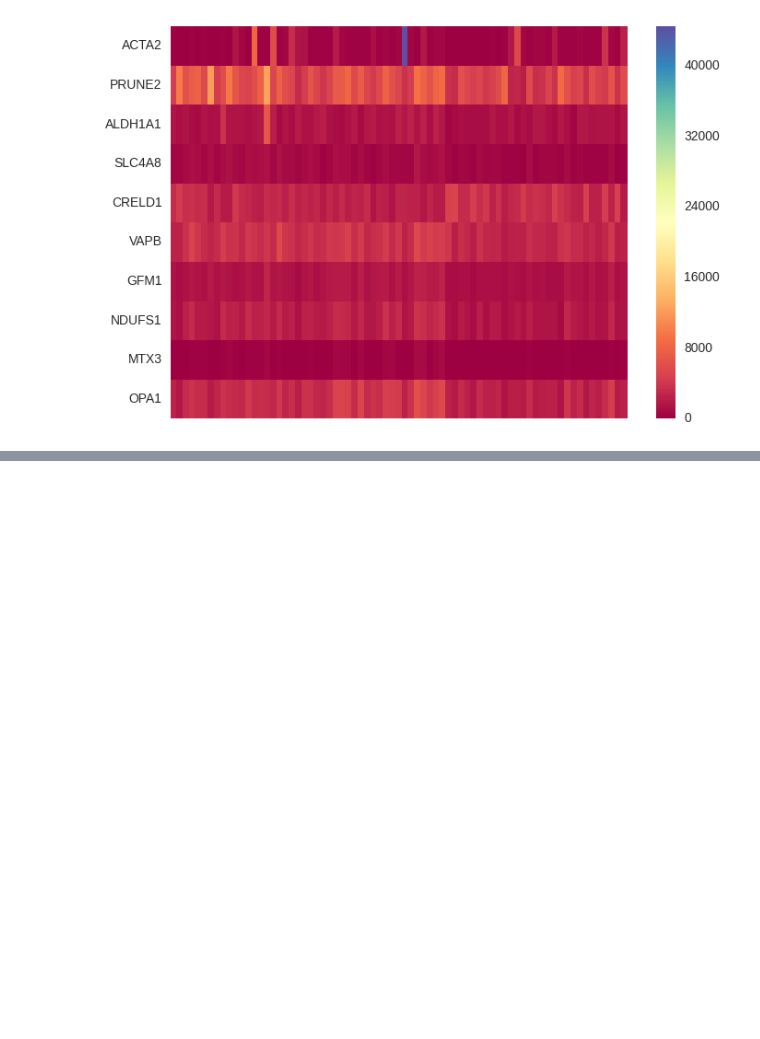
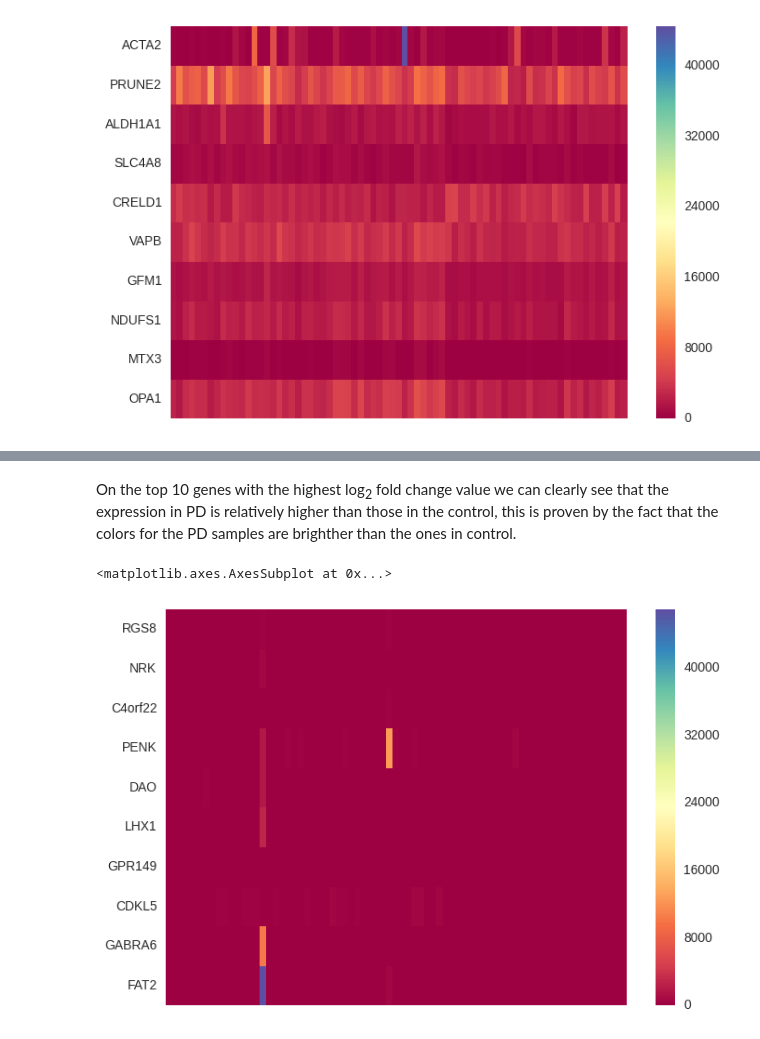
Before and after one commit to J-Wengler/winter-internship-2017, a Jupyter notebook: src/Heatmap of Normalized Counts.ipynb, the cells around one changed output, grey strips where cells are left out. Cells and saved outputs as stored; diff of their text form; code cells hidden in the pictures; blank space fills up the shorter version.

```diff
--- a/src/Heatmap of Normalized Counts.ipynb
+++ b/src/Heatmap of Normalized Counts.ipynb
@@ -40,12 +78,19 @@ sns.heatmap(hFCGenesNormCounts.ix[:,2:], yticklabels=list(hFCGenesNormCounts['sy
+# %% [markdown]
+On the top 10 genes with the highest log<sub>2</sub> fold change value we can clearly see that the expression in PD is relatively higher than those in the control, this is proven by the fact that the colors for the PD samples are brighther than the ones in control.
 # %%
+# Declare the variable of list of the top 10 genes with the lowest log2 fold change values from the RNA-Seq
 lFCGenes = ['RGS8', 'NRK', 'C4orf22', 'PENK', 'DAO', 'LHX1', 'GPR149', 'CDKL5', 'GABRA6', 'FAT2']
-lFCGenesNormCounts = parDat[parDat['symbol'].str.contains(lFCGenes[0])]
+lFCGenesNormCounts = parDat[parDat['symbol'] == lFCGenes[0]]
 
+# Build the table of the top 10 genes with the lowest log2 fold change values from the RNA-Seq
 for gene in lFCGenes[1:]:
-    lFCGenesNormCount = parDat[parDat['symbol'].str.contains(gene)]
+    lFCGenesNormCount = parDat[parDat['symbol'] == gene]
     lFCGenesNormCounts = lFCGenesNormCounts.append(lFCGenesNormCount)
 
-
+# Generate the heatmap of the normalized counts
 sns.heatmap(lFCGenesNormCounts.ix[:,2:], yticklabels=list(lFCGenesNormCounts['symbol']), xticklabels=False,
             cmap='Spectral')
+# %% [output]
+<matplotlib.axes.AxesSubplot at 0x...>
+[figure, added]
 # %%
```
Also changed, not shown: parts of 12 cells of this notebook.
